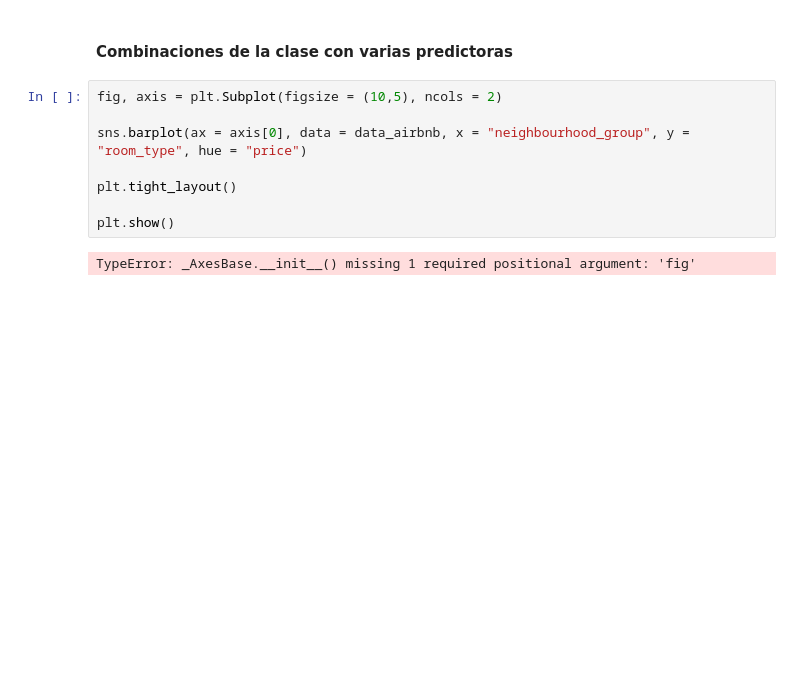
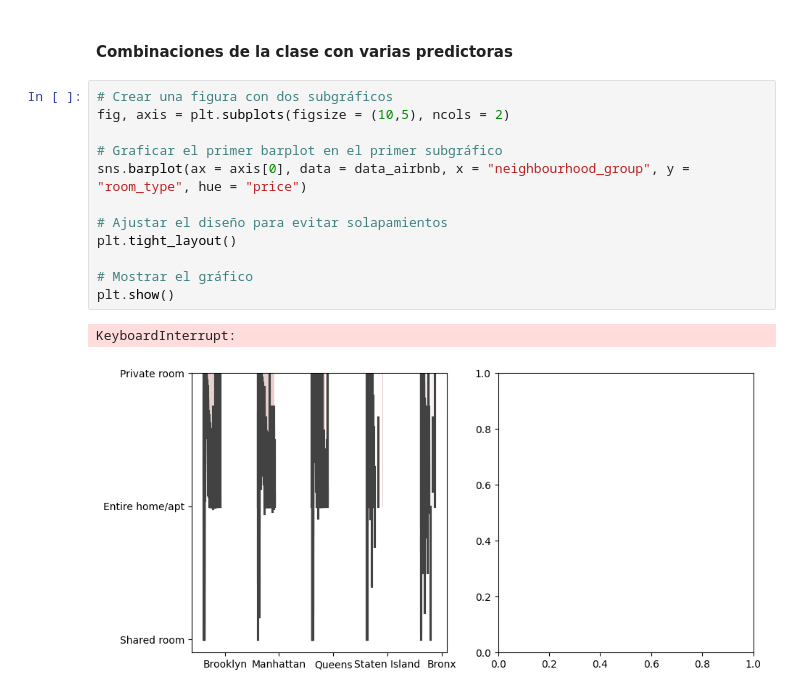
Before and after one commit to 4GeeksAcademy/machine-learning-python-template_ds_13_david_2, a Jupyter notebook: src/explore.ipynb, the cells around one changed output. Drawn from its saved outputs; the diff is of its cells as text; blank space fills up the shorter version.

```diff
--- a/src/explore.ipynb
+++ b/src/explore.ipynb
@@ -194,12 +194,17 @@ plt.show()
 # %% [markdown]
 #### Combinaciones de la clase con varias predictoras
 # %%
-fig, axis = plt.Subplot(figsize = (10,5), ncols = 2)
+# Crear una figura con dos subgráficos
+fig, axis = plt.subplots(figsize = (10,5), ncols = 2)
 
+# Graficar el primer barplot en el primer subgráfico
 sns.barplot(ax = axis[0], data = data_airbnb, x = "neighbourhood_group", y = "room_type", hue = "price")
 
+# Ajustar el diseño para evitar solapamientos
 plt.tight_layout()
 
+# Mostrar el gráfico
 plt.show()
 # %% [output]
-TypeError: _AxesBase.__init__() missing 1 required positional argument: 'fig'
+KeyboardInterrupt:
+[figure, added]
```
Also changed, not shown: parts of 7 cells of this notebook.
